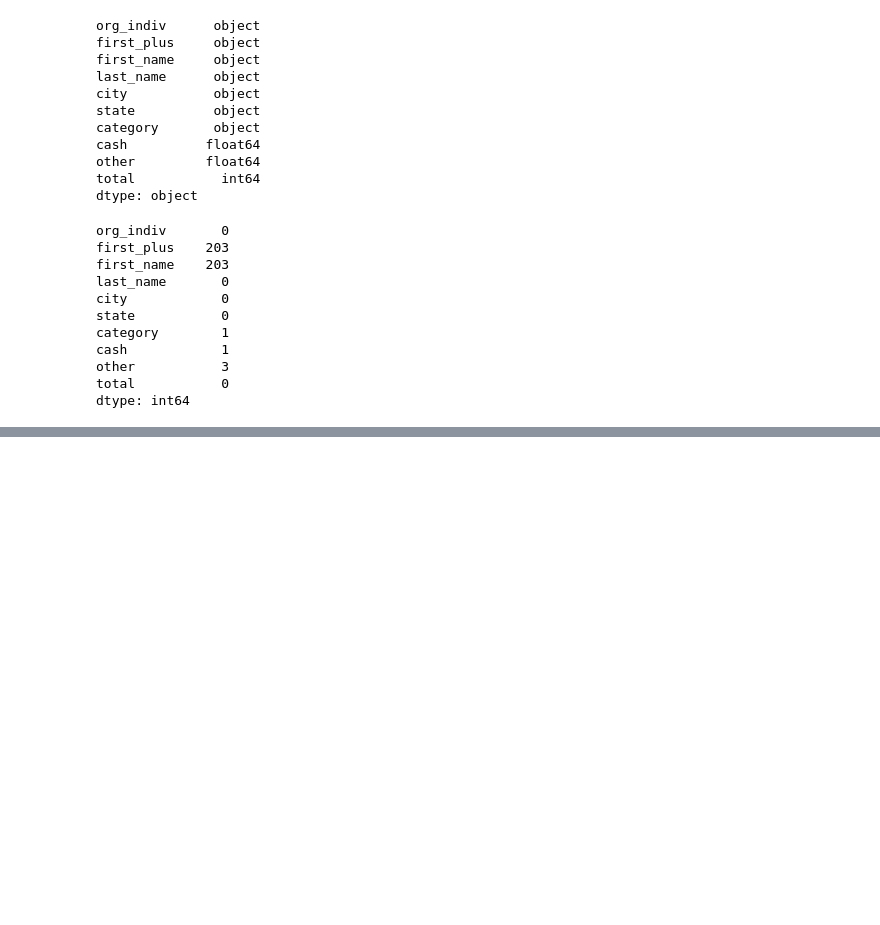
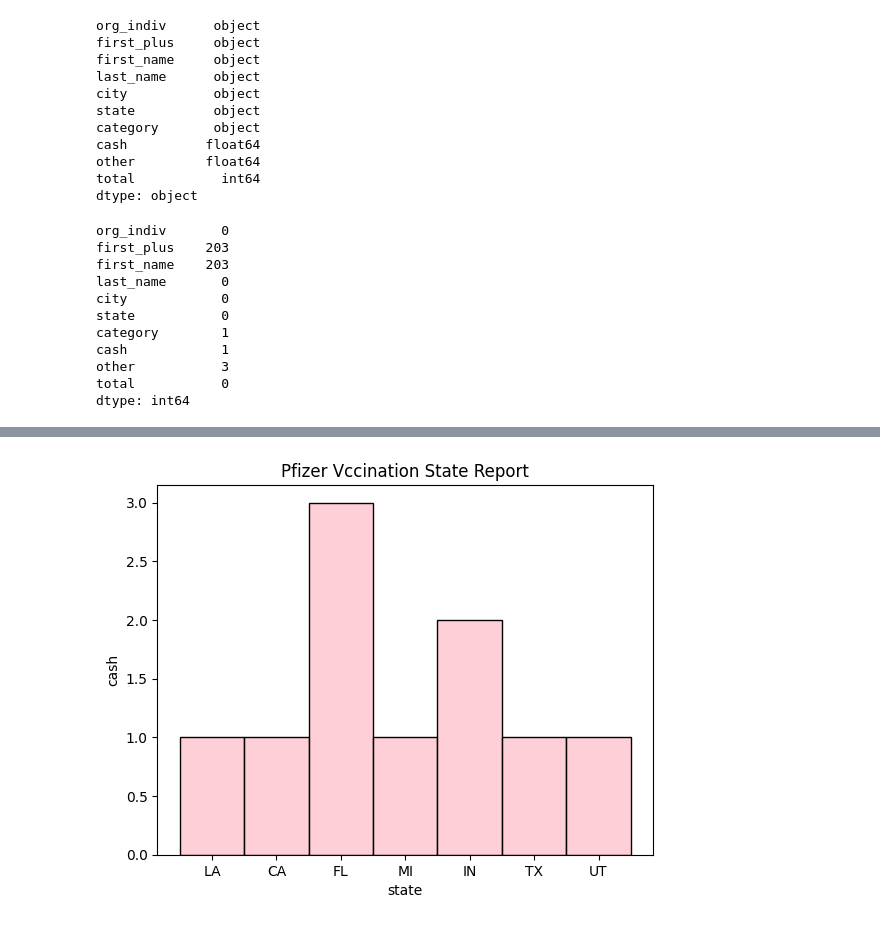
Before and after one commit to Fahin2000/Data-110, a Jupyter notebook: Project_1.ipynb, the cells around one changed output, grey strips where cells are left out. Drawn from its saved outputs; the diff is of its cells as text; code cells hidden in the pictures; blank space fills up the shorter version.

```diff
--- a/Project_1.ipynb
+++ b/Project_1.ipynb
@@ -83,0 +90,5 @@ plt.show()
+# %%
+data= pd.read_csv("pfizer.csv")
+# %%
+first_10_states= data['state']. head(10)
+print(first_10_states)
@@ -83,0 +109,8 @@ plt.show()
+# %%
+sns.histplot(first_10_states, kde=False, color= "pink", bins=20)
+plt.xlabel("state")
+plt.ylabel("cash")
+plt.title("Pfizer Vccination State Report")
+plt.show()
+# %% [output]
+[figure, added]
```
Also changed, not shown: parts of 12 cells of this notebook.
